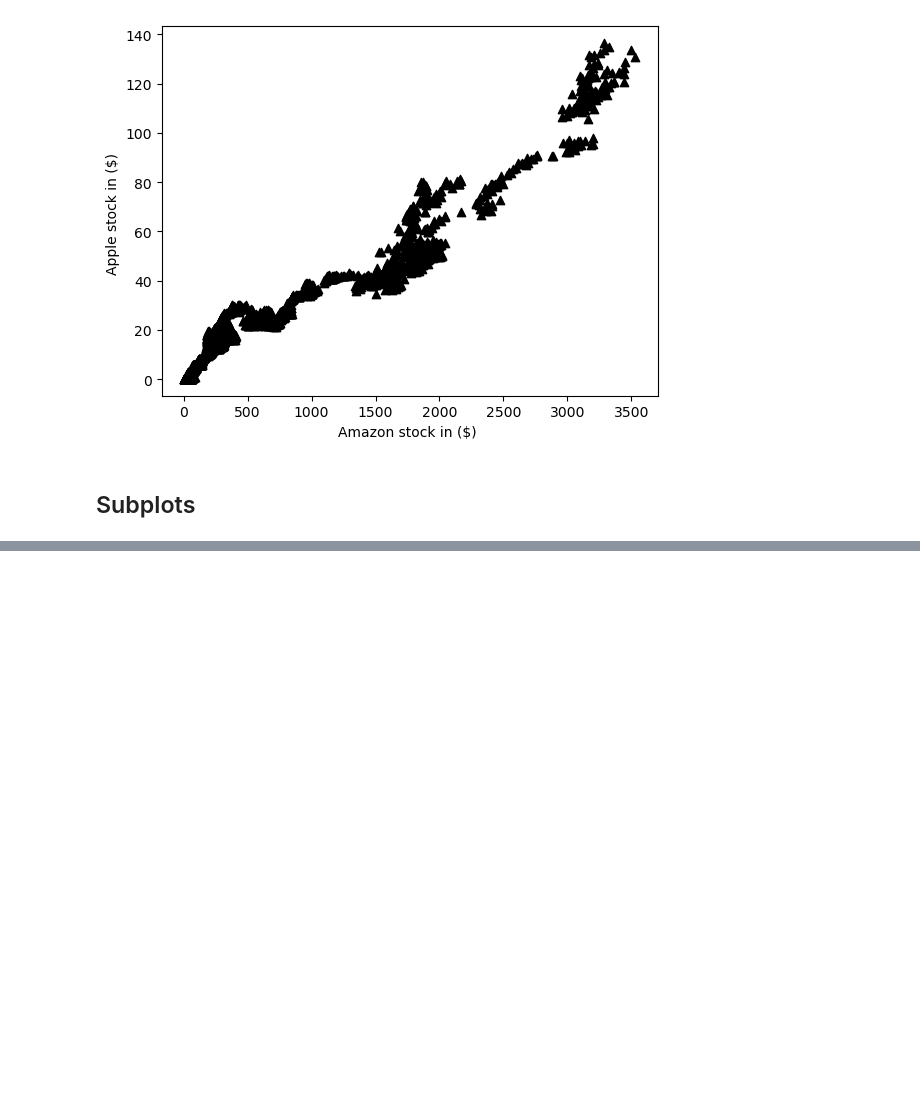
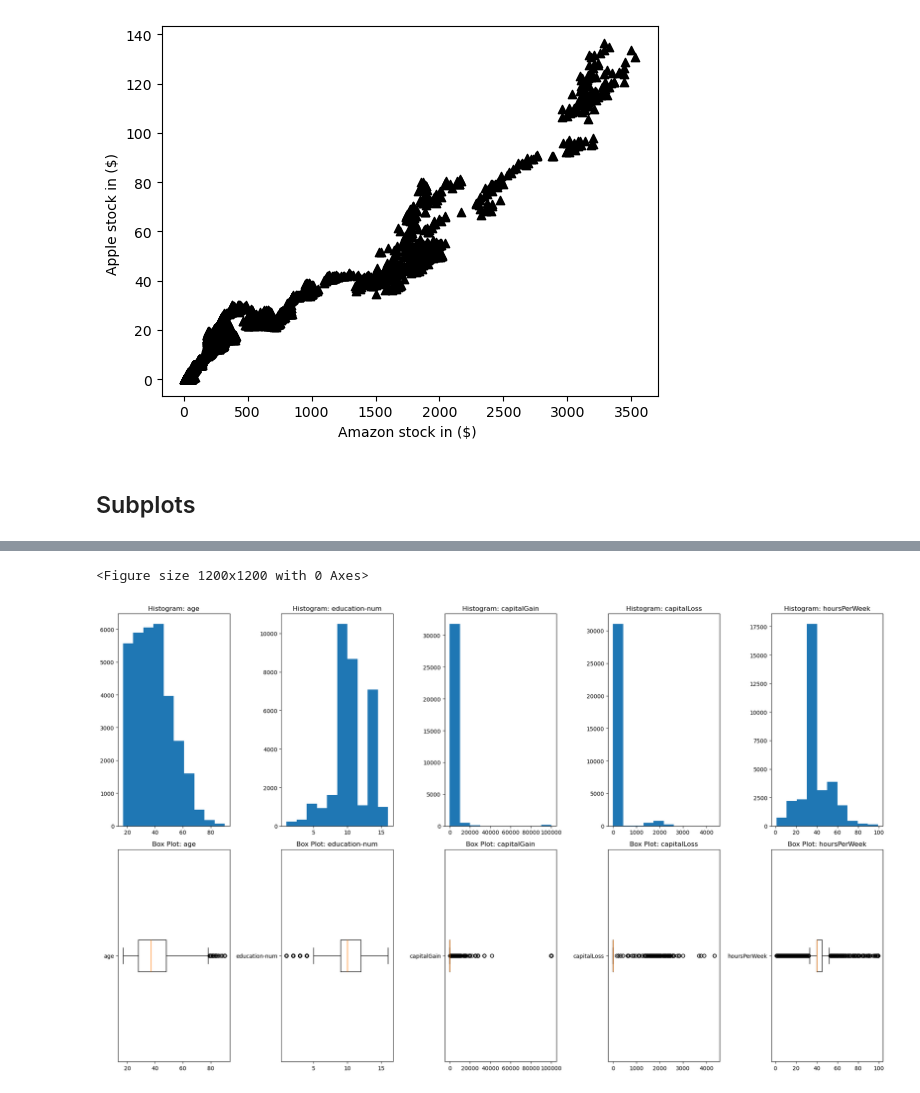
Before and after one commit to jhansi-siriprolu/MachineLearning, a Jupyter notebook: ML/DataPreprocessing/Visualization/adult.ipynb, the cells around one changed output, grey strips where cells are left out. Cells and saved outputs as stored; diff of their text form; code cells hidden in the pictures; blank space fills up the shorter version.

```diff
--- a/ML/DataPreprocessing/Visualization/adult.ipynb
+++ b/ML/DataPreprocessing/Visualization/adult.ipynb
@@ -69,0 +85,27 @@ plt.show()
+# %%
+#resize
+plt.figure(figsize=(12,12))
+
+#Saving
+# dots per inch (DPI)
+plt.savefig('visual.png',dpi=600)
+# %% [output]
+<Figure size 1200x1200 with 0 Axes>
+# %%
+plt.figure(figsize=(20,12))
+
+numeric_cols = ["age","education-num","capitalGain","capitalLoss","hoursPerWeek"]
+
+for i,col in enumerate(numeric_cols):
+    plt.subplot(2,5,i+1)
+    plt.hist(adult_df[col])
+    # plt.xticks(np.linspace(10,100,11))
+    plt.title(f"Histogram: {col}")
+    plt.subplot(2,5,i+5+1)
+    plt.boxplot(adult_df[col], vert = False)
+    plt.yticks([1],[col])
+    plt.title(f"Box Plot: {col}")
+plt.tight_layout()
+plt.savefig("subplot.png",dpi = 600)
+# %% [output]
+[figure, added]
```
Also changed, not shown: parts of 3 cells of this notebook, 2 other files.
